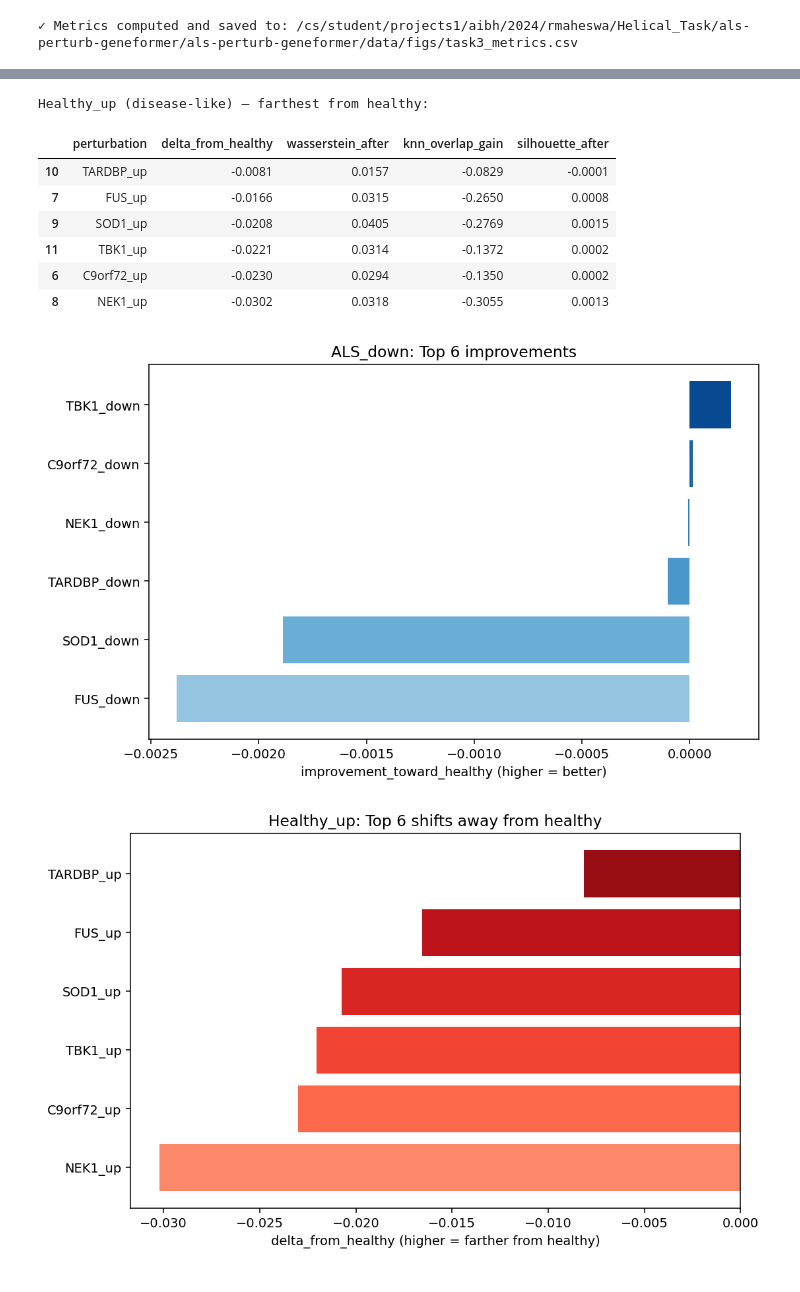
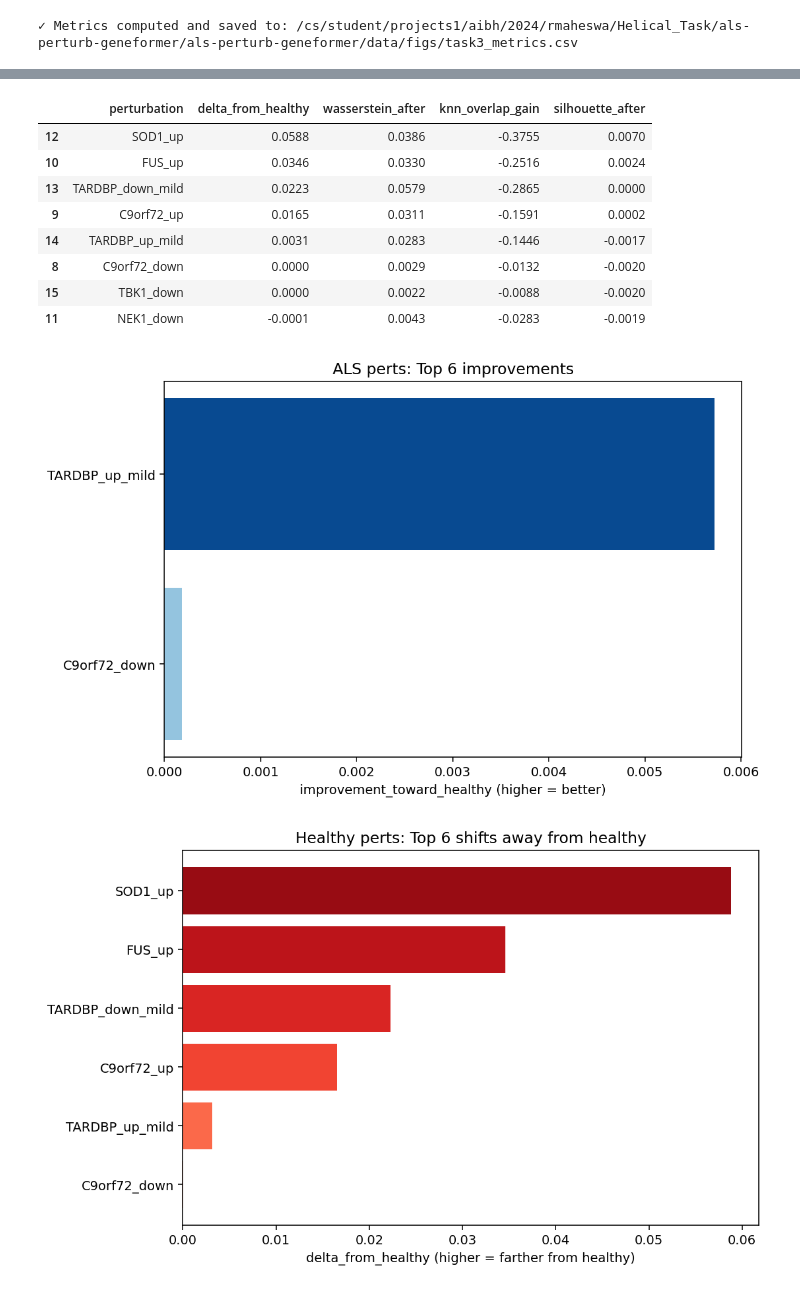
Before and after one commit to ratneshwaran/Helical-Project, a Jupyter notebook: notebooks/03_interpret_embedding.ipynb, the cells around one changed output, grey strips where cells are left out. Drawn from its saved outputs; the diff is of its cells as text; code cells hidden in the pictures.

```diff
--- a/notebooks/03_interpret_embedding.ipynb
+++ b/notebooks/03_interpret_embedding.ipynb
@@ -40,13 +40,19 @@ if not (healthy_path.exists() and als_path.exists()):
 healthy = np.load(healthy_path)['arr']
 als = np.load(als_path)['arr']
 
-# Load perturbation embeddings (both directions for each cohort)
+# Load perturbation embeddings (both directions for each cohort), exclude base
 healthy_perts = {}
 for p in sorted(EMB_DIR.glob('healthy_*.npz')):
-    healthy_perts[p.stem.replace('healthy_', '')] = np.load(p)['arr']
+    name = p.stem.replace('healthy_', '')
+    if name == 'base':
+        continue
+    healthy_perts[name] = np.load(p)['arr']
 als_perts = {}
 for p in sorted(EMB_DIR.glob('als_*.npz')):
-    als_perts[p.stem.replace('als_', '')] = np.load(p)['arr']
+    name = p.stem.replace('als_', '')
+    if name == 'base':
+        continue
+    als_perts[name] = np.load(p)['arr']
 
 # Metrics (ALS perts: improvement toward healthy; Healthy perts: distance away)
 rows = []
@@ -140,27 +146,38 @@ for c in categories:
 plt.title('Task3: UMAP pooled (inline)')
 plt.legend(loc='center left', bbox_to_anchor=(1.02, 0.5), frameon=False, markerscale=2)
 plt.tight_layout()
+plt.savefig(FIG_DIR / 'task3_umap.png', dpi=200)
 plt.show()
 
-# 2) Centroid shifts (ALS baseline → ALS_down)
+# 2) Centroid shifts (ALS baseline → ALS perturbations)
 plt.figure(figsize=(8, 6), dpi=140)
 plt.scatter(pts[:, 0], pts[:, 1], s=1, alpha=0.06, color='gray')
 cent_als = pts[label_arr == 'als'].mean(axis=0)
-for k in sorted(als_down.keys()):
-    tag = f'als_{k}_down'
+for k in sorted(als_perts.keys()):
+    tag = f'als_{k}'
     m = (label_arr == tag)
     if m.any():
         c = pts[m].mean(axis=0)
-        plt.scatter(c[0], c[1], s=50, c=[palette[tag]], label=tag)
-plt.title('Task3: Centroid shifts (ALS → ALS_down)')
+        plt.scatter(c[0], c[1], s=50, c=[palette.get(tag, 'tab:blue')], label=tag)
+        # draw arrow from ALS centroid to perturbed centroid
+        plt.arrow(cent_als[0], cent_als[1], c[0]-cent_als[0], c[1]-cent_als[1],
+                  head_width=0.3, length_includes_head=True, color=palette.get(tag, 'tab:blue'), alpha=0.7)
+plt.title('Task3: Centroid shifts (ALS → ALS perturbations)')
 plt.legend(loc='center left', bbox_to_anchor=(1.02, 0.5), frameon=False)
 plt.tight_layout()
+plt.savefig(FIG_DIR / 'task3_centroid_shifts.png', dpi=200)
 plt.show()
 
 # 3) Metrics — show ALS (all directions) and Healthy (all directions)
 als_df = metrics_df[metrics_df['set'] == 'ALS_perts'].copy()
+healthy_df = metrics_df[metrics_df['set'] == 'Healthy_perts'].copy()
+
+# Drop baseline if present
+als_df = als_df[als_df['perturbation'] != 'base']
+healthy_df = healthy_df[healthy_df['perturbation'] != 'base']
+
+# Sort
 als_df = als_df.sort_values('improvement_toward_healthy', ascending=False)
-healthy_df = metrics_df[metrics_df['set'] == 'Healthy_perts'].copy()
 healthy_df = healthy_df.sort_values('delta_from_healthy', ascending=False)
 
 print('ALS perturbations — best improvement toward healthy:')
@@ -174,17 +191,23 @@ display(healthy_df[['perturbation','delta_from_healthy','wasserstein_after','knn
 # Bar plots
 top_k = 6
 plt.figure(figsize=(8, 5), dpi=140)
-subset = als_df.head(top_k)
-plt.barh(subset['perturbation'][::-1], subset['improvement_toward_healthy'][::-1], color=plt.cm.Blues(np.linspace(0.4, 0.9, len(subset))))
-plt.xlabel('improvement_toward_healthy (higher = better)')
+subset = als_df[als_df['improvement_toward_healthy'] > 0].head(top_k)
+if subset.empty:
+    plt.text(0.5, 0.5, 'No ALS perturbations improved toward healthy', ha='center', va='center')
+else:
+    plt.barh(subset['perturbation'][::-1], subset['improvement_toward_healthy'][::-1], color=plt.cm.Blues(np.linspace(0.4, 0.9, len(subset))))
+    plt.xlabel('improvement_toward_healthy (higher = better)')
 plt.title(f'ALS perts: Top {top_k} improvements')
 plt.tight_layout()
 plt.show()
 
 plt.figure(figsize=(8, 5), dpi=140)
-subset = healthy_df.head(top_k)
-plt.barh(subset['perturbation'][::-1], subset['delta_from_healthy'][::-1], color=plt.cm.Reds(np.linspace(0.4, 0.9, len(subset))))
-plt.xlabel('delta_from_healthy (higher = farther from healthy)')
+subset = healthy_df[healthy_df['delta_from_healthy'] > 0].head(top_k)
+if subset.empty:
+    plt.text(0.5, 0.5, 'No Healthy perturbations moved away from healthy', ha='center', va='center')
+else:
+    plt.barh(subset['perturbation'][::-1], subset['delta_from_healthy'][::-1], color=plt.cm.Reds(np.linspace(0.4, 0.9, len(subset))))
+    plt.xlabel('delta_from_healthy (higher = farther from healthy)')
 plt.title(f'Healthy perts: Top {top_k} shifts away from healthy')
 plt.tight_layout()
 plt.show()
@@ -207,10 +228,11 @@ ALS_down (rescue) — best improvement toward healthy:
-Healthy_up (disease-like) — farthest from healthy:
 |  | perturbation | delta_from_healthy | wasserstein_after | knn_overlap_gain | silhouette_after |
-| 10 | TARDBP_up | -0.0081 | 0.0157 | -0.0829 | -0.0001 |
-| 7 | FUS_up | -0.0166 | 0.0315 | -0.2650 | 0.0008 |
-| 9 | SOD1_up | -0.0208 | 0.0405 | -0.2769 | 0.0015 |
-| 11 | TBK1_up | -0.0221 | 0.0314 | -0.1372 | 0.0002 |
-| 6 | C9orf72_up | -0.0230 | 0.0294 | -0.1350 | 0.0002 |
-| 8 | NEK1_up | -0.0302 | 0.0318 | -0.3055 | 0.0013 |
+| 12 | SOD1_up | 0.0588 | 0.0386 | -0.3755 | 0.0070 |
+| 10 | FUS_up | 0.0346 | 0.0330 | -0.2516 | 0.0024 |
+| 13 | TARDBP_down_mild | 0.0223 | 0.0579 | -0.2865 | 0.0000 |
+| 9 | C9orf72_up | 0.0165 | 0.0311 | -0.1591 | 0.0002 |
+| 14 | TARDBP_up_mild | 0.0031 | 0.0283 | -0.1446 | -0.0017 |
+| 8 | C9orf72_down | 0.0000 | 0.0029 | -0.0132 | -0.0020 |
+| 15 | TBK1_down | 0.0000 | 0.0022 | -0.0088 | -0.0020 |
+| 11 | NEK1_down | -0.0001 | 0.0043 | -0.0283 | -0.0019 |
-[figure, old version]
+[figure, new version]
-[figure, old version]
+[figure, new version]
```
Also changed, not shown: parts of 3 cells of this notebook, 8 other files.
